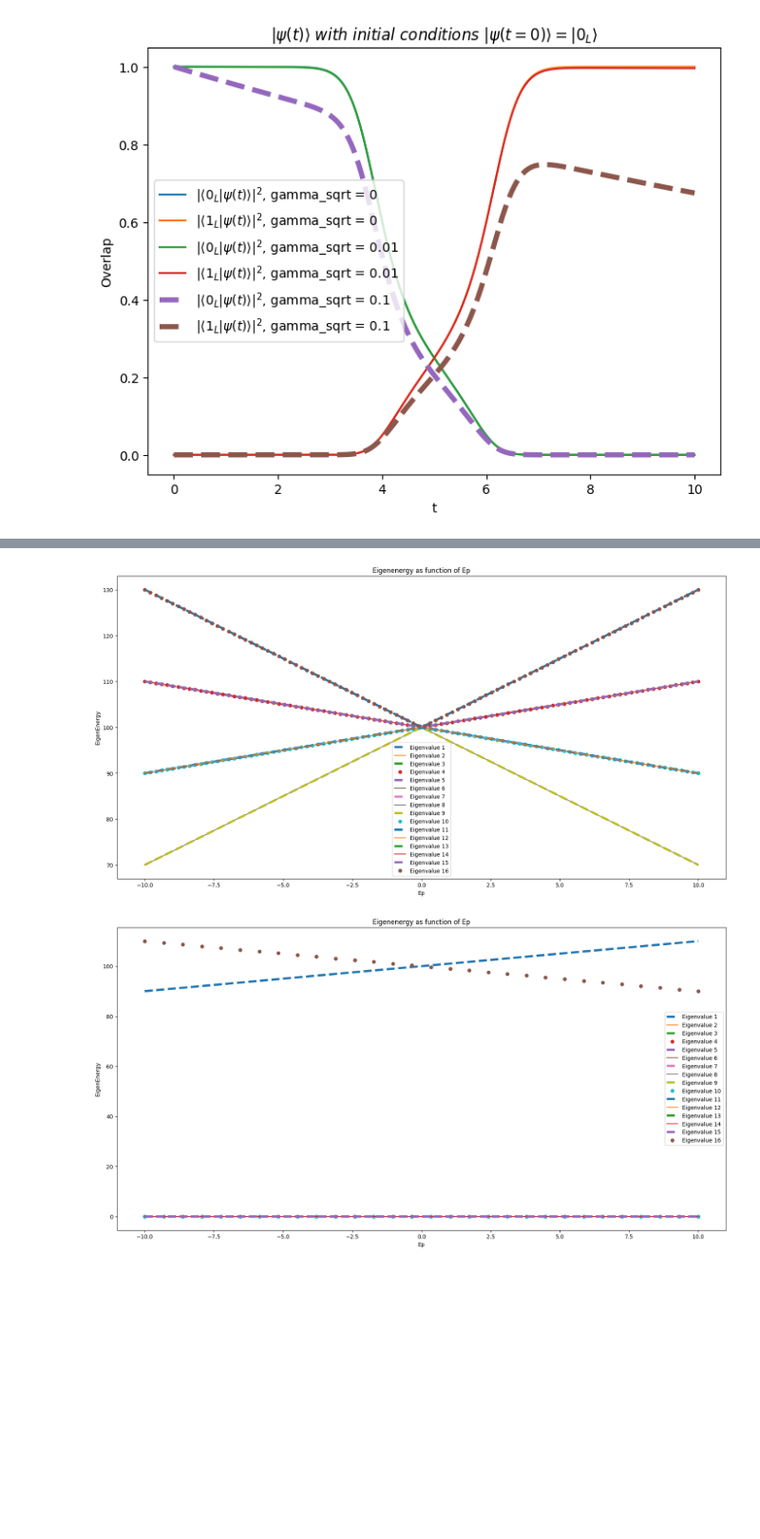
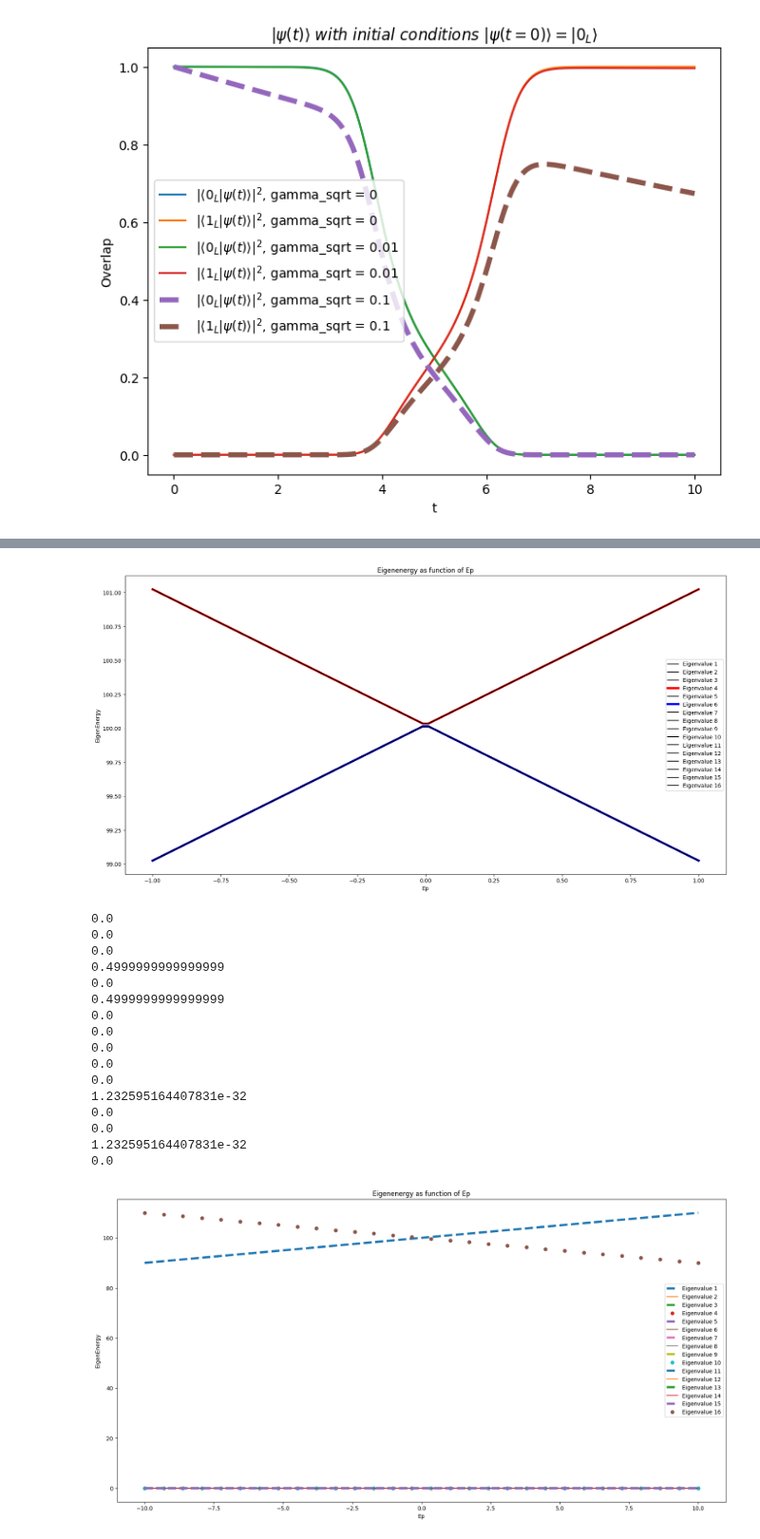
Before and after one commit to chenscheimq/QEC, a Jupyter notebook: RAP/RAP_4_qubit_stabilizer_code.ipynb, the cells around one changed output, grey strips where cells are left out. Shown at 95% size. Cells and saved outputs as stored; diff of their text form; code cells hidden in the pictures; blank space fills up the shorter version.

```diff
--- a/RAP/RAP_4_qubit_stabilizer_code.ipynb
+++ b/RAP/RAP_4_qubit_stabilizer_code.ipynb
@@ -61,11 +61,11 @@ def is_stabilized(state, stabilizers):
     return syndrome, stabilized, overlaps
 # %%
 # defining time dependant coefs
-T = 10
+T = 5
 t = np.linspace(0, T, 1000)
 sigma = 1
-omega_t = 50 * np.exp(-0.5 * ((t - T/2) / sigma) ** 2)
-delta_t = 100*(t / (T/2) - 1)
+omega_t = 1 * np.exp(-0.5 * ((t - T/2) / sigma) ** 2)
+delta_t = 2*(t / (T/2) - 1)
 
 # Plot the wave
 plt.figure(figsize=(8, 6))
@@ -259,6 +285,7 @@ plt.show()
 # %%
-Eps = np.linspace(-10, 10, 10)
+# Eps = np.linspace(-10, 10, 10)
 
+Eps = [10]
 plt.figure(figsize=(8, 6))
 colors = [
     'red', 'blue', 'green', 'orange', 'purple', 'brown', 'pink', 'gray', 'olive', 'cyan',
@@ -321,5 +348,5 @@ plt.show()
 # %%
-Eps = [0, 0.0001, 1, 10]
+Eps = [10]
 
 plt.figure(figsize=(8, 6))
 colors = [
@@ -362,8 +389,9 @@ for Ep in Eps:
 
 
     for t_step in time_steps:
-        H_eff_t = P_tot * get_effective_hamiltonian(t_step) * P_tot
+        H_eff_t = get_effective_hamiltonian(t_step)
         eigenenergies = H_eff_t.eigenenergies()
+        # eigenvectors = H_eff_t.eigenstates()
         eigenenergies_over_time.append(eigenenergies)
 
     eigenenergies_over_time = np.array(eigenenergies_over_time)
@@ -379,7 +407,7 @@ for Ep in Eps:
 plt.xlabel('Time')
 plt.ylabel('Eigenenergy')
 plt.title('Expectation values as function of time, gamma = 0')
-# plt.legend()
+plt.legend()
 # plt.ylim([-20,20])
 plt.show()
 # %% [output]
@@ -387,42 +415,67 @@ plt.show()
 # %%
 plt.figure(figsize=(20, 10))
 
 eigenenergies_values = []
 
 omega_t_f = lambda t: 50 * np.exp(-0.5 * ((t - T / 2) / sigma) ** 2)
 delta_t_f = lambda t: 100 * (t / (T / 2) - 1)
 
-Eps = np.linspace(-10,10,100)
-
-P0 = logical_zero * logical_zero.dag()  # Projector for logical 0
-P1 = logical_one * logical_one.dag()  # Projector for logical 1
-
-P_tot = P0 + P1
+Eps = np.linspace(-1,1,100)
+# Eps = [1]
 
 for Ep in Eps:
-    Hp = -Ep*(g1 + g2 + g3)
+    Hp = -Ep*(g1)
 
     H_0 = omega_t_f(0) * H_x + delta_t_f(0) * H_z + Hp
     eigenenergies_values.append(H_0.eigenenergies())
+
 
 eigenenergies_values = np.abs(eigenenergies_values)
 
 
 for i in range(eigenenergies_values.shape[1]):  # Loop over each eigenvalue
-    if i % 2 == 0:
-        plt.plot(Eps, eigenenergies_values[:, i], "--", label=f'Eigenvalue {i+1}', linewidth=4)
-    elif i % 3 == 0:
-        plt.plot(Eps, eigenenergies_values[:, i], "o", label=f'Eigenvalue {i+1}')
+    if i == 3:
+        plt.plot(Eps, eigenenergies_values[:, i], color='r', label=f'Eigenvalue {i+1}', linewidth=4)
+    elif i == 5:
+        plt.plot(Eps, eigenenergies_values[:, i], color='b', label=f'Eigenvalue {i+1}', linewidth=4)
     else:
-        plt.plot(Eps, eigenenergies_values[:, i], label=f'Eigenvalue {i+1}')
+        plt.plot(Eps, eigenenergies_values[:, i], color='black', label=f'Eigenvalue {i+1}')
+
 plt.xlabel('Ep')
 plt.ylabel('EigenEnergy')
 plt.title('Eigenenergy as function of Ep')
 plt.legend()
+# plt.xlim([])
 # plt.ylim([-20,20])
 plt.show()
+
+
+Ep = 1
+Hp = -Ep*(g1)
+satetes_0 = Hp.eigenstates()
+
+for s in satetes_0[1]:
+    s = s.unit()
+    proj = np.abs(s.overlap(logical_one))**2
+    print(proj)
 # %% [output]
-[figure, old version]
+[figure, new version]
+0.0
+0.0
+0.0
+0.4999999999999999
+0.0
+0.4999999999999999
+0.0
+0.0
+0.0
+0.0
+0.0
+1.232595164407831e-32
+0.0
+0.0
+1.232595164407831e-32
+0.0
 # %%
 plt.figure(figsize=(20, 10))
 
```
Also changed, not shown: parts of 5 cells of this notebook, 1 other file.
